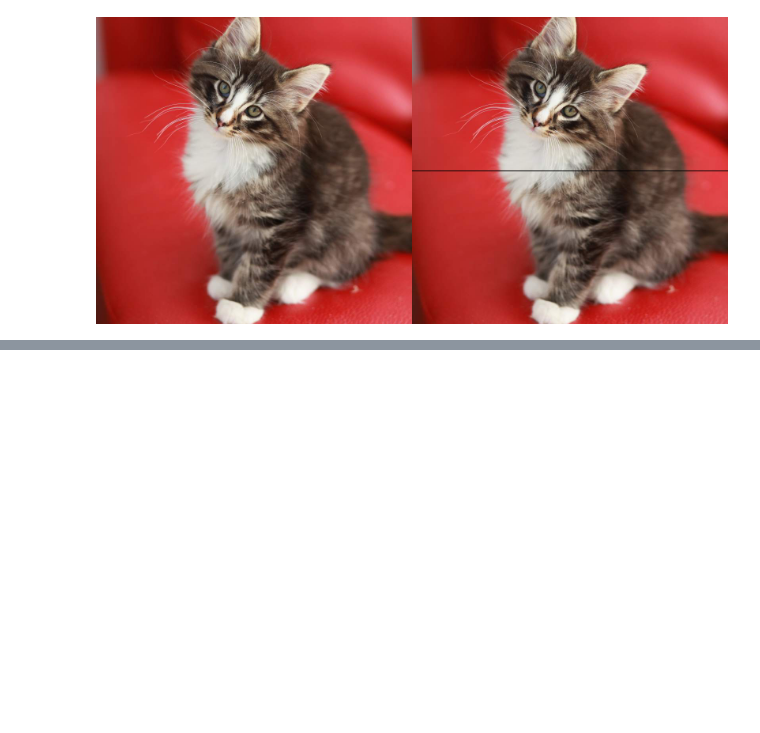
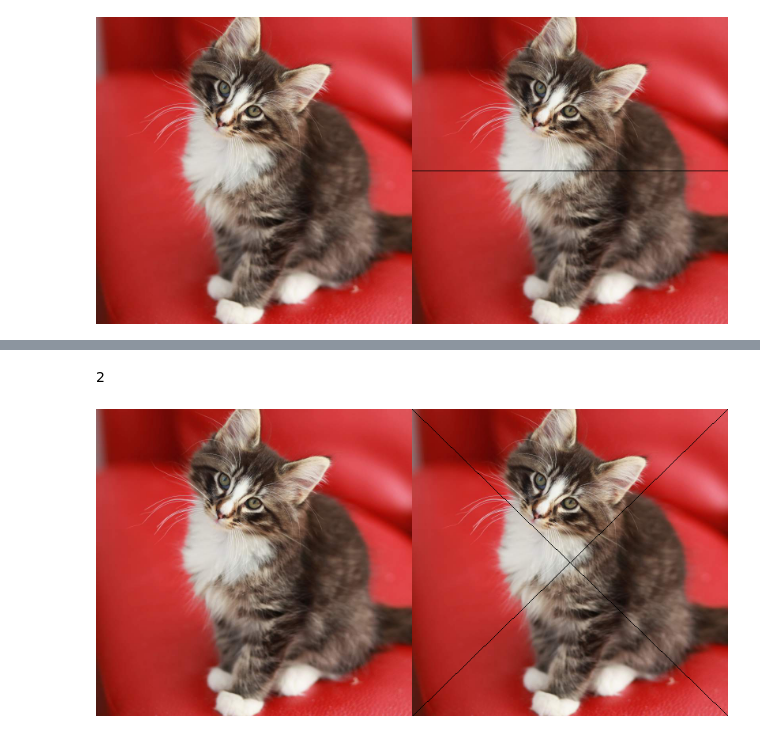
Before and after one commit to sanggaasmara/PCVK_Genap_2022, a Jupyter notebook: jobsheet01_.ipynb, the cells around one changed output, grey strips where cells are left out. Drawn from its saved outputs; the diff is of its cells as text; code cells hidden in the pictures; blank space fills up the shorter version.

```diff
--- a/jobsheet01_.ipynb
+++ b/jobsheet01_.ipynb
@@ -51,0 +84,13 @@ rendah!
+# %% [markdown]
+2
+# %%
+image_2 = cv.cvtColor(image, cv.COLOR_BGR2RGB)
+image_3 = cv.cvtColor(image, cv.COLOR_BGR2RGB)
+
+image_3 = cv.line(image_3,(0,0), (lebar,tinggi), (0, 0, 0))
+image_3 = cv.line(image_3,(0,tinggi), (lebar,0), (0, 0, 0))
+
+final_frame = cv.hconcat((image_2, image_3))
+cv2_imshow(final_frame)
+# %% [output]
+[figure, added]
```
Also changed, not shown: parts of 4 cells of this notebook.
